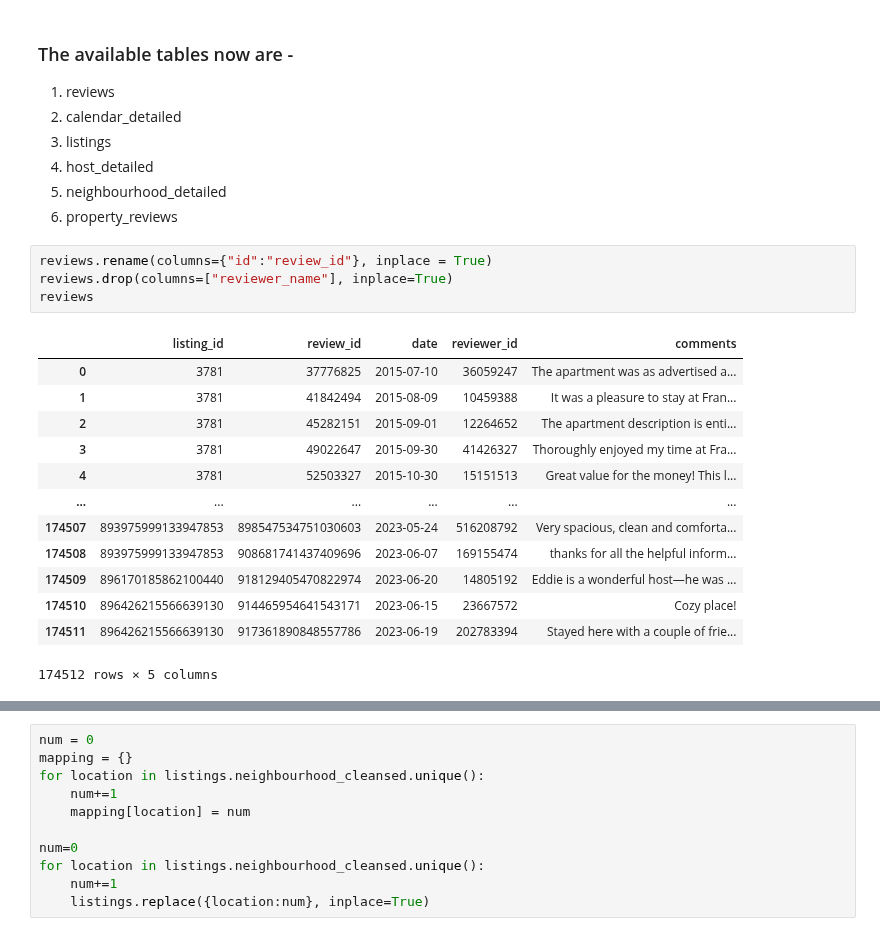
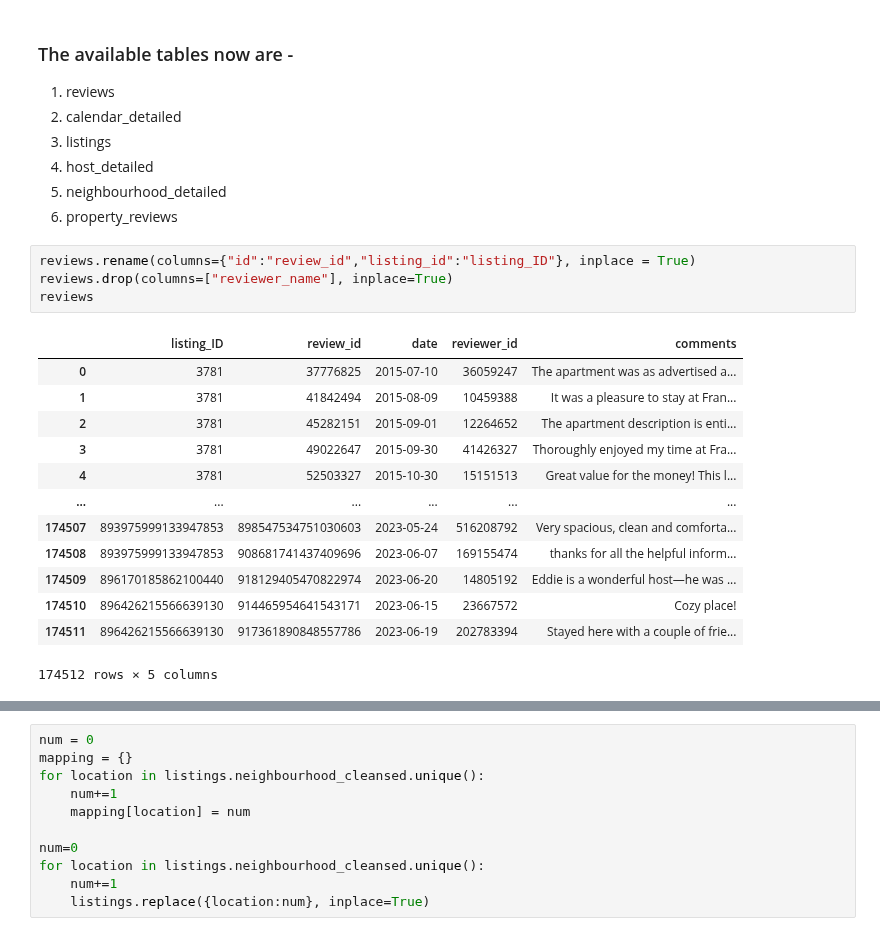
Before and after one commit to hkmodi31/Boston-Airbnb-Data-Storage, a Jupyter notebook: data_preprocessing.ipynb, the cells around one changed output, grey strips where cells are left out. Cells and saved outputs as stored; diff of their text form.

```diff
--- a/data_preprocessing.ipynb
+++ b/data_preprocessing.ipynb
@@ -76,11 +89,11 @@ listings.drop(['neighbourhood','neighbourhood_group_cleansed'], axis=1, inplace
 5. neighbourhood_detailed
 6. property_reviews
 # %%
-reviews.rename(columns={"id":"review_id"}, inplace = True)
+reviews.rename(columns={"id":"review_id","listing_id":"listing_ID"}, inplace = True)
 reviews.drop(columns=["reviewer_name"], inplace=True)
 reviews
 # %% [output]
-|  | listing_id | review_id | date | reviewer_id | comments |
+|  | listing_ID | review_id | date | reviewer_id | comments |
 | 0 | 3781 | 37776825 | 2015-07-10 | 36059247 | The apartment was as advertised a... |
 | 1 | 3781 | 41842494 | 2015-08-09 | 10459388 | It was a pleasure to stay at Fran... |
 | 2 | 3781 | 45282151 | 2015-09-01 | 12264652 | The apartment description is enti... |
```
Also changed, not shown: parts of 13 cells of this notebook, 1 other file.
